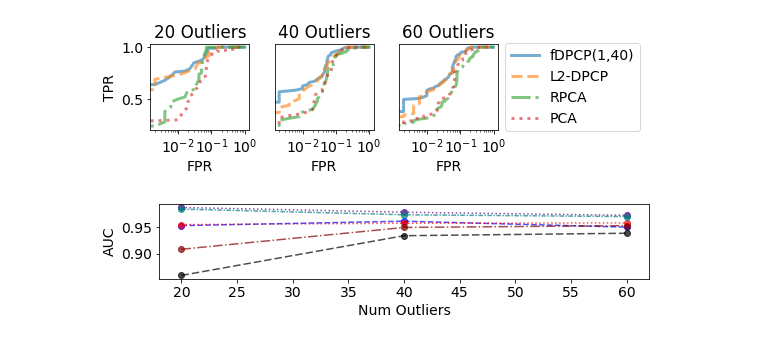
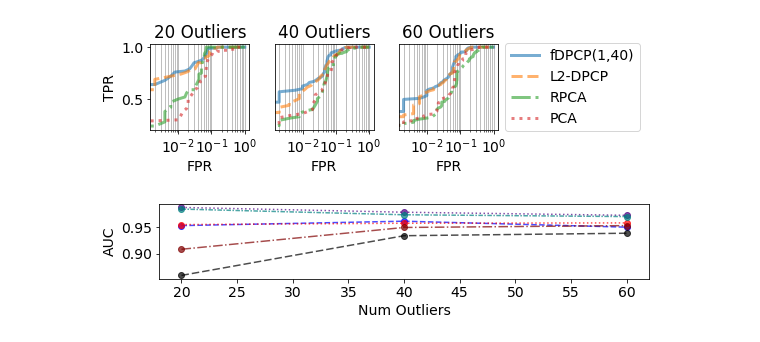
Before and after one commit to MasseyGhalayani/Paper01_funWithFlags, a Jupyter notebook: RemoteSensing/plots.ipynb, the cells around one changed output. Cells and saved outputs as stored; diff of their text form; code cells hidden in the pictures.

```diff
--- a/RemoteSensing/plots.ipynb
+++ b/RemoteSensing/plots.ipynb
@@ -145,35 +145,35 @@ for n_out in [20,40,60]: #,80,100]: #,64,128]:
     # row = pd.DataFrame(columns = res.columns, data = [[n_out, f'Man-RPCA', roc_auc]])
     # res = pd.concat([res, row])
     # ii+=1
 
 
     axs[jj].set_xlabel('FPR')
 
     # axs[jj].set_xlim([0,.15])
     axs[jj].set_ylim([.2,1.03])
     # axs[jj].set_xticks([.05,.1])
     axs[jj].set_xscale('log')
 
     if jj > 0:
         axs[jj].set_yticks([])
 
     # axs[jj].set_aspect('equal')
-    axs[jj].grid(True, which="both")
+    axs[jj].grid(True, which="both", axis = 'x')
 
 
 
 
     jj+=1
 
 axs[0].set_ylabel('TPR')
 
 axs[2].legend(loc='center left', bbox_to_anchor=(1, 0.5), fontsize = 14)
 
 plt.subplots_adjust(wspace=None, hspace=None)
 plt.tight_layout()
 plt.savefig('landuse_roc.pdf')
 # %% [output]
-[figure, old version]
+[figure, new version]
 # %%
 colors = ['b',  'r','maroon','indigo', 'teal','k']
 linestyles = ['--',  ':',  'dashdot', 'dotted', (0, (3, 1, 1, 1)), (0, (5, 2)), (0, (3, 1, 1, 1, 1, 1)), (0, (5, 2, 1, 2)), (0, (3, 1, 1, 1, 1, 1, 1, 1))]
```
Also changed, not shown: 2 other files.
